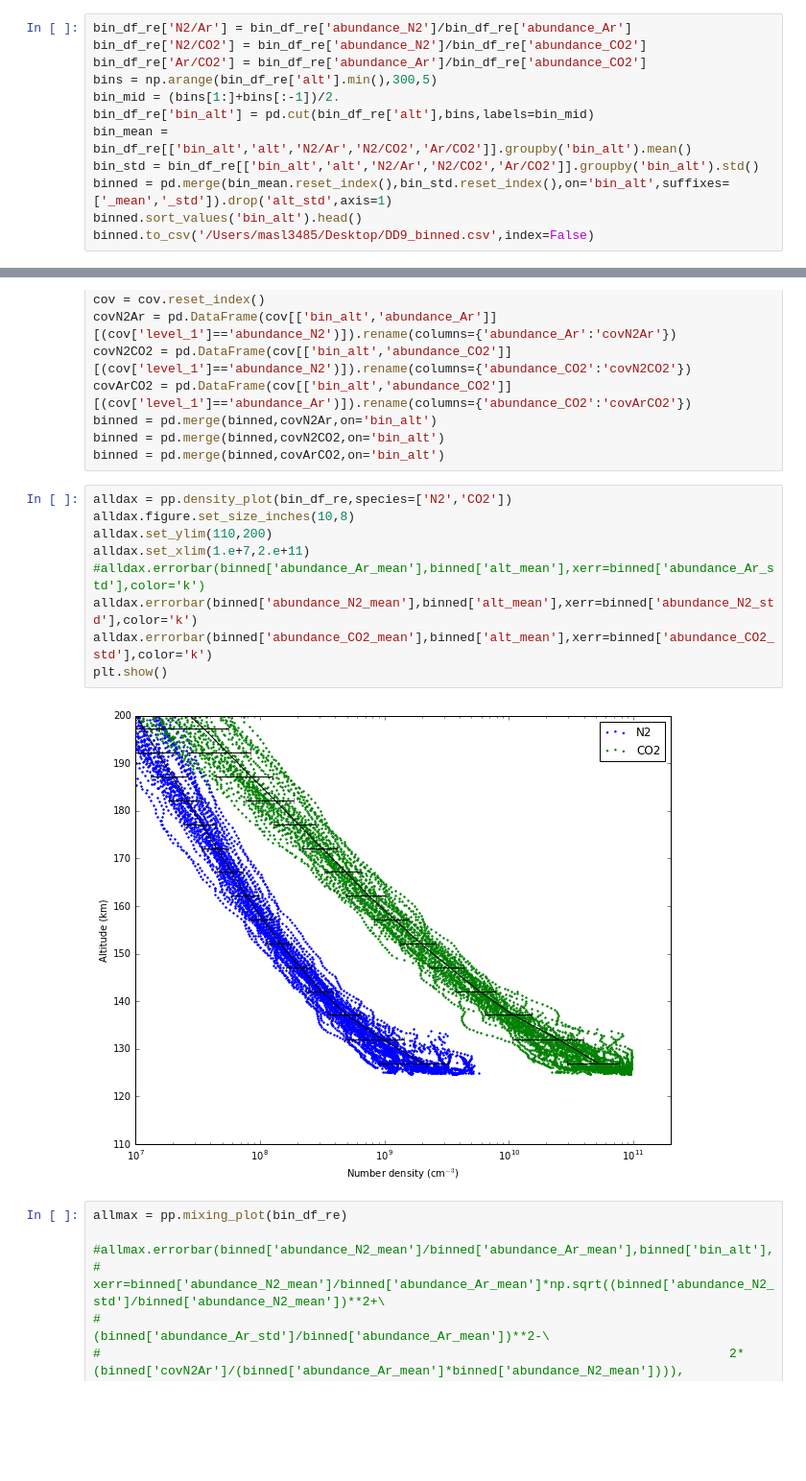
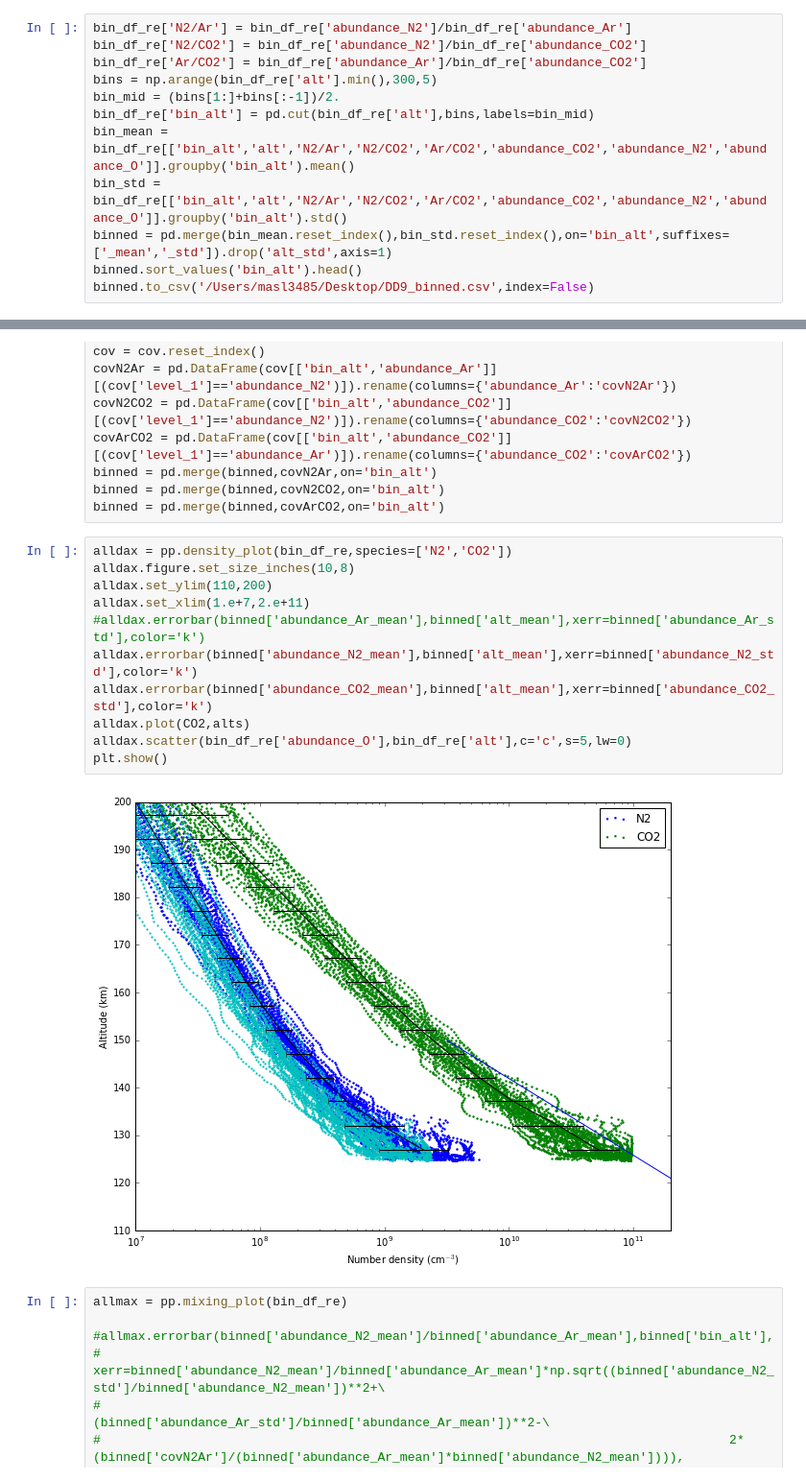
Before and after one commit to marek-slipski/NGIMS-hp, a Jupyter notebook: notebooks/DD9.ipynb, the cells around one changed output, grey strips where cells are left out. Shown at 96% size. Saved outputs shown, nothing was run; the diff lists cells and outputs as text; blank space fills up the shorter version.

```diff
--- a/notebooks/DD9.ipynb
+++ b/notebooks/DD9.ipynb
@@ -63,8 +89,8 @@ bin_df_re['Ar/CO2'] = bin_df_re['abundance_Ar']/bin_df_re['abundance_CO2']
 bins = np.arange(bin_df_re['alt'].min(),300,5)
 bin_mid = (bins[1:]+bins[:-1])/2.
 bin_df_re['bin_alt'] = pd.cut(bin_df_re['alt'],bins,labels=bin_mid)
-bin_mean = bin_df_re[['bin_alt','alt','N2/Ar','N2/CO2','Ar/CO2']].groupby('bin_alt').mean()
-bin_std = bin_df_re[['bin_alt','alt','N2/Ar','N2/CO2','Ar/CO2']].groupby('bin_alt').std()
+bin_mean = bin_df_re[['bin_alt','alt','N2/Ar','N2/CO2','Ar/CO2','abundance_CO2','abundance_N2','abundance_O']].groupby('bin_alt').mean()
+bin_std = bin_df_re[['bin_alt','alt','N2/Ar','N2/CO2','Ar/CO2','abundance_CO2','abundance_N2','abundance_O']].groupby('bin_alt').std()
 binned = pd.merge(bin_mean.reset_index(),bin_std.reset_index(),on='bin_alt',suffixes=['_mean','_std']).drop('alt_std',axis=1)
 binned.sort_values('bin_alt').head()
 binned.to_csv('/Users/masl3485/Desktop/DD9_binned.csv',index=False)
@@ -80,14 +106,16 @@ binned = pd.merge(binned,covArCO2,on='bin_alt')
 # %%
 alldax = pp.density_plot(bin_df_re,species=['N2','CO2'])
 alldax.figure.set_size_inches(10,8)
 alldax.set_ylim(110,200)
 alldax.set_xlim(1.e+7,2.e+11)
 #alldax.errorbar(binned['abundance_Ar_mean'],binned['alt_mean'],xerr=binned['abundance_Ar_std'],color='k')
 alldax.errorbar(binned['abundance_N2_mean'],binned['alt_mean'],xerr=binned['abundance_N2_std'],color='k')
 alldax.errorbar(binned['abundance_CO2_mean'],binned['alt_mean'],xerr=binned['abundance_CO2_std'],color='k')
+alldax.plot(CO2,alts)
+alldax.scatter(bin_df_re['abundance_O'],bin_df_re['alt'],c='c',s=5,lw=0)
 plt.show()
 # %% [output]
-[figure, old version]
+[figure, new version]
 # %%
 allmax = pp.mixing_plot(bin_df_re)
 
```
Also changed, not shown: parts of 7 cells of this notebook, 25 other files.
